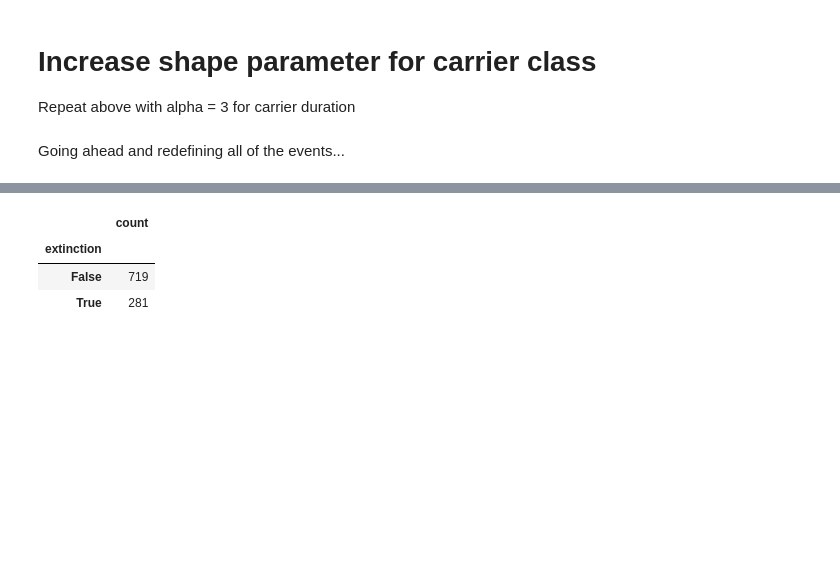
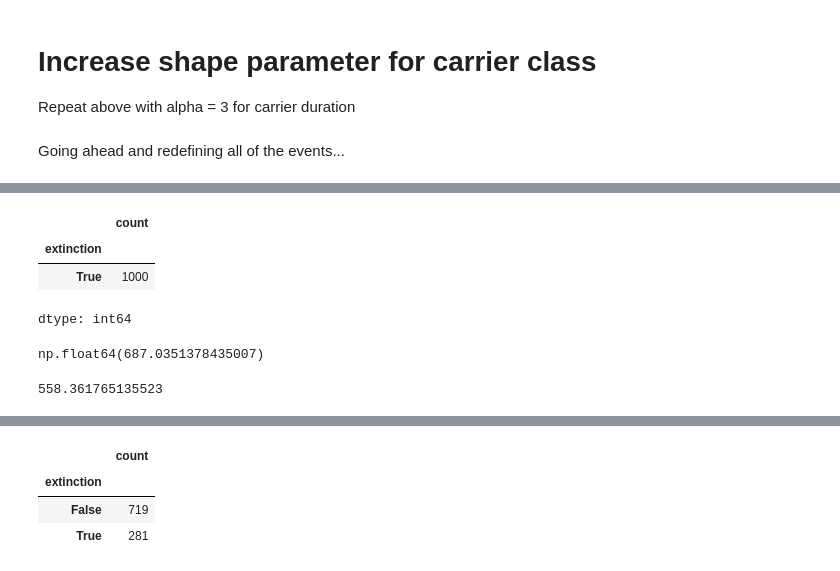
Before and after one commit to saracarp/buffalo_fmdv, a Jupyter notebook: fmdv_stochastic_model/Copy_of_FMDV_stochastic_model_LCT.ipynb, the cells around one changed output, grey strips where cells are left out. Cells and saved outputs as stored; diff of their text form; code cells hidden in the pictures; blank space fills up the shorter version.

```diff
--- a/fmdv_stochastic_model/Copy_of_FMDV_stochastic_model_LCT.ipynb
+++ b/fmdv_stochastic_model/Copy_of_FMDV_stochastic_model_LCT.ipynb
@@ -1507,0 +1592,22 @@ def run_one(seed = None):
+# %%
+parameters = {
+    'birth_mean_waiting_time': 4.387*365.25,    # units: day
+    'death_mean_waiting_time': 4.387*365.25,    # units: day
+    'waning_mean_waiting_time': 0.37*365.25,    # units: day
+
+    # Parameters for sat2
+    'acute_transmission_rate': 1.6,        # units: 1/day
+    'carrier_transmission_rate': 0.003,    # units: 1/day
+    'recovery_mean_waiting_time': 4.6,     # units: day
+    'carrier_probability': 0.44,            # units: none
+    'carrier_recovery_mean_waiting_time': 180,  # units: day
+}
+
+
+# set starting pouplation proportions for sat2--from solve.root above
+p_start = [0.0673196 , 0.1321968 , 0.00229143, 0.01267618, 0.01221865, 0.01177764, 0.76151970]
+
+rng = numpy.random.default_rng(seed = 87)
+rngs = rng.spawn(1000)
+
+reps_sat2 = joblib.Parallel(n_jobs=-1, verbose = 2)(joblib.delayed(run_one)(rng) for rng in rngs)
@@ -1508,3 +1637,18 @@ def run_one(seed = None):
+# %%
+sat2_extinct['extinction'].value_counts()
+# %% [output]
+|  | count |
+| extinction |  |
+| True | 1000 |
+dtype: int64
+# %%
+sat2_extinct.query("extinction == True")['extinction_year'].mean()
+# %% [output]
+np.float64(687.0351378435007)
+# %%
+sat2_extinct.query("extinction == True")['extinction_year'].median()
+# %% [output]
+558.361765135523
 # %%
 parameters = {
     'birth_mean_waiting_time': 4.387*365.25,    # units: day
```
Also changed, not shown: parts of 16 cells of this notebook.
